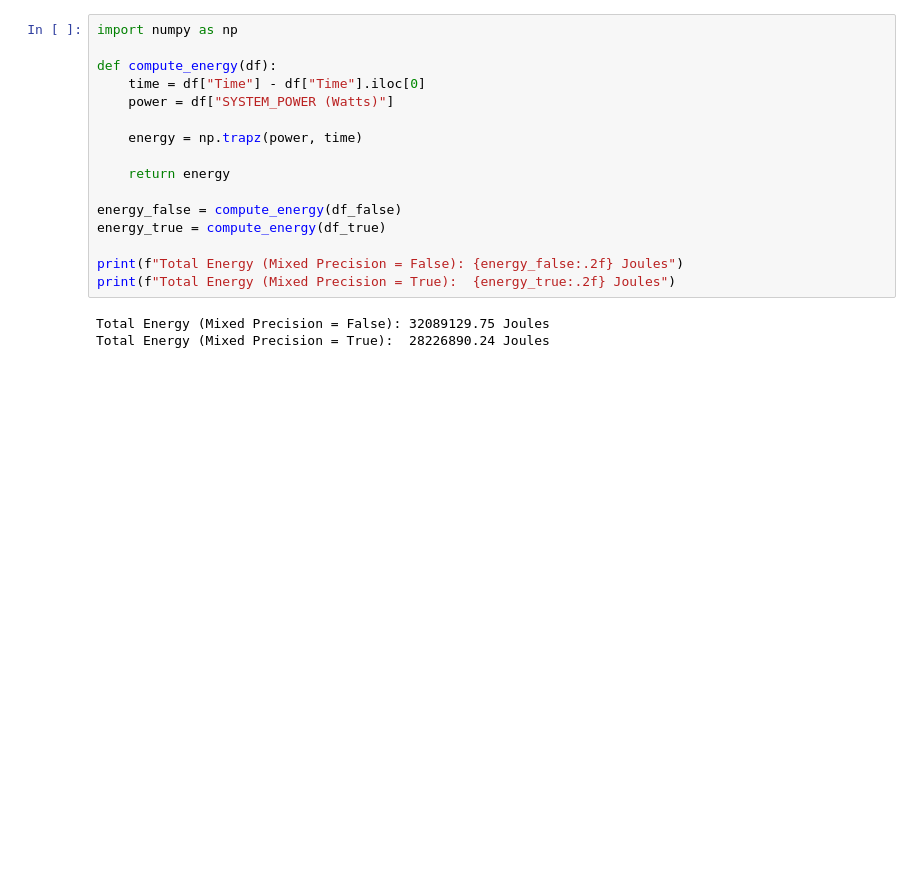
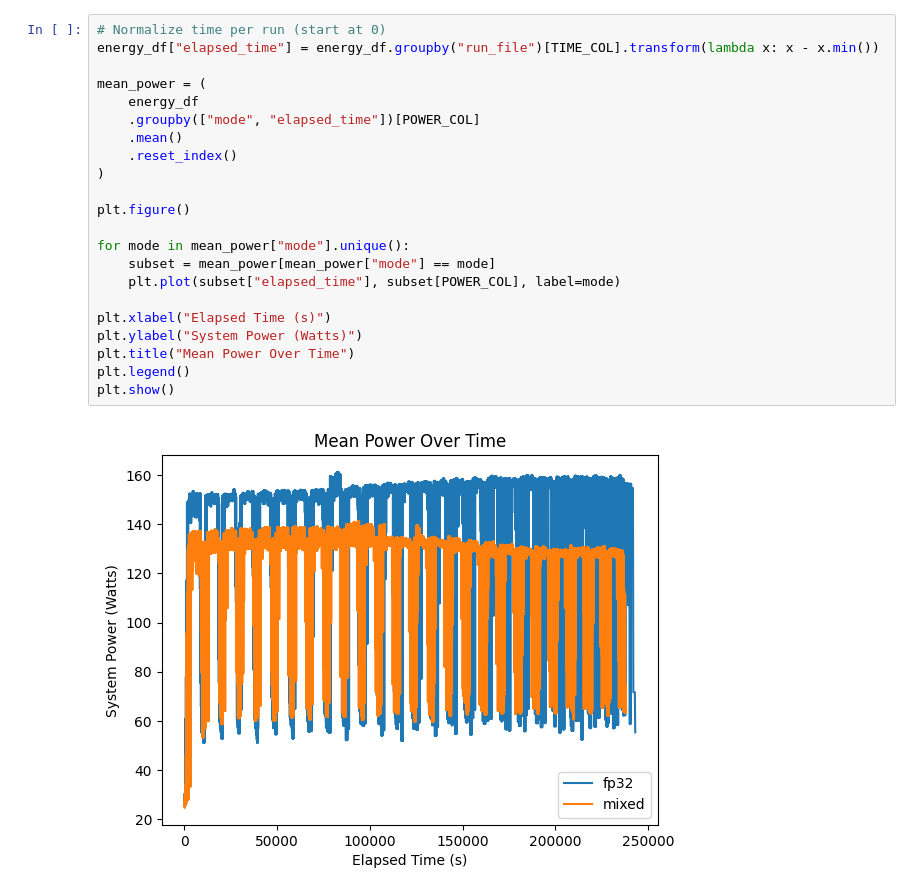
Before and after one commit to avezzuto/sustainableSE_experiment, a Jupyter notebook: plot_resuts.ipynb, the cells around one changed output. Saved outputs shown, nothing was run; the diff lists cells and outputs as text; blank space fills up the shorter version.

Commit message:
New plots

```diff
--- a/plot_resuts.ipynb
+++ b/plot_resuts.ipynb
@@ -32,19 +57,24 @@ plt.show()
 # %%
-import numpy as np
+# Normalize time per run (start at 0)
+energy_df["elapsed_time"] = energy_df.groupby("run_file")[TIME_COL].transform(lambda x: x - x.min())
 
-def compute_energy(df):
-    time = df["Time"] - df["Time"].iloc[0]
-    power = df["SYSTEM_POWER (Watts)"]
+mean_power = (
+    energy_df
+    .groupby(["mode", "elapsed_time"])[POWER_COL]
+    .mean()
+    .reset_index()
+)
 
-    energy = np.trapz(power, time)
+plt.figure()
 
-    return energy
+for mode in mean_power["mode"].unique():
+    subset = mean_power[mean_power["mode"] == mode]
+    plt.plot(subset["elapsed_time"], subset[POWER_COL], label=mode)
 
-energy_false = compute_energy(df_false)
-energy_true = compute_energy(df_true)
-
-print(f"Total Energy (Mixed Precision = False): {energy_false:.2f} Joules")
-print(f"Total Energy (Mixed Precision = True):  {energy_true:.2f} Joules")
+plt.xlabel("Elapsed Time (s)")
+plt.ylabel("System Power (Watts)")
+plt.title("Mean Power Over Time")
+plt.legend()
+plt.show()
 # %% [output]
-Total Energy (Mixed Precision = False): 32089129.75 Joules
-Total Energy (Mixed Precision = True):  28226890.24 Joules
+[figure, added]
```
Also changed, not shown: parts of 7 cells of this notebook.
